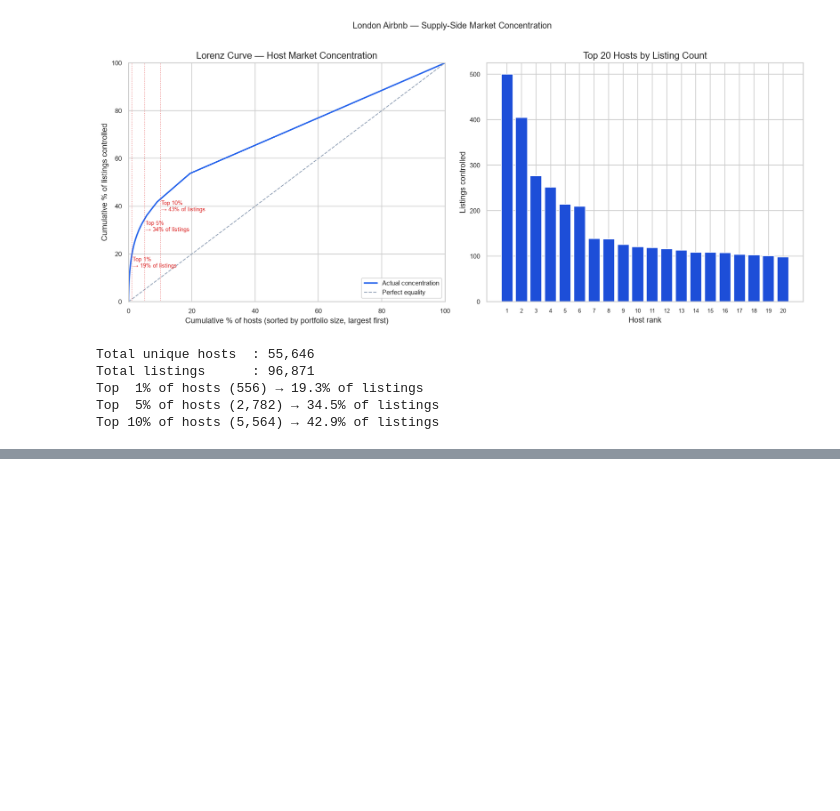
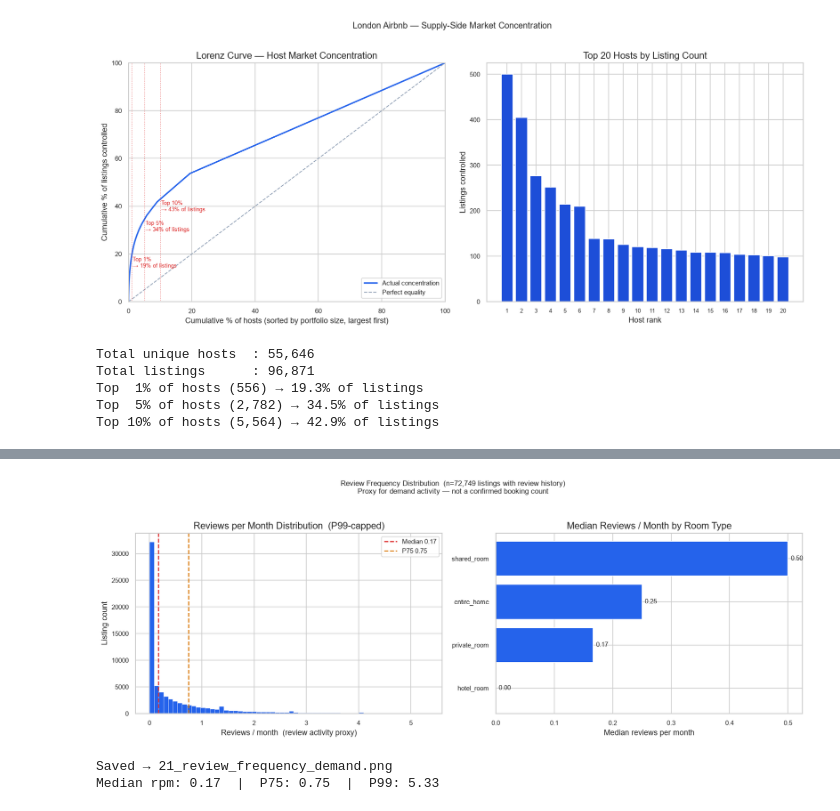
Before and after one commit to bavikaranyogeswaran/Airbnb-Multi-City-Data-Pipeline, a Jupyter notebook: notebooks/03_exploratory_data_analysis.ipynb, the cells around one changed output, grey strips where cells are left out. Saved outputs shown, nothing was run; the diff lists cells and outputs as text; code cells hidden in the pictures; blank space fills up the shorter version.

```diff
--- a/notebooks/03_exploratory_data_analysis.ipynb
+++ b/notebooks/03_exploratory_data_analysis.ipynb
@@ -1434,0 +1495,51 @@ Top 10% of hosts (5,564) → 42.9% of listings
+# %%
+# ── Chart 21 · 10.2  Review frequency as demand proxy ───────────────────────
+# reviews_per_month_calc = total_reviews / active_months_since_first_review.
+# 24,122 nulls = listings with 0 reviews; excluded from this chart only.
+# Framed as "review activity" — NOT as confirmed bookings.
+
+rpm = listings[listings["reviews_per_month_calc"].notna()].copy()
+rpm_p99 = rpm["reviews_per_month_calc"].quantile(0.99)
+
+# Descriptive stats for annotation
+rpm_median = rpm["reviews_per_month_calc"].median()
+rpm_p75    = rpm["reviews_per_month_calc"].quantile(0.75)
+
+fig, axes = plt.subplots(1, 2, figsize=(14, 5))
+
+# Left: overall frequency distribution (P99-capped)
+axes[0].hist(rpm.loc[rpm["reviews_per_month_calc"] <= rpm_p99, "reviews_per_month_calc"],
+             bins=60, color="#2563eb", edgecolor="white", linewidth=0.3)
+axes[0].axvline(rpm_median, color="#dc2626", linestyle="--", linewidth=1.5,
+                label=f"Median {rpm_median:.2f}")
+axes[0].axvline(rpm_p75, color="#d97706", linestyle="--", linewidth=1.5,
+                label=f"P75 {rpm_p75:.2f}")
+axes[0].set_title("Reviews per Month Distribution  (P99-capped)")
+axes[0].set_xlabel("Reviews / month  (review activity proxy)")
+axes[0].set_ylabel("Listing count")
+axes[0].legend(fontsize=9)
+
+# Right: median reviews/month by room type — shows which type draws more activity
+rpm_by_room = (
+    rpm.groupby("room_type")["reviews_per_month_calc"]
+    .median()
+    .sort_values(ascending=True)
+)
+axes[1].barh(rpm_by_room.index, rpm_by_room.values, color="#2563eb")
+axes[1].set_title("Median Reviews / Month by Room Type")
+axes[1].set_xlabel("Median reviews per month")
+for i, v in enumerate(rpm_by_room.values):
+    axes[1].text(v + 0.005, i, f"{v:.2f}", va="center", fontsize=9)
+
+plt.suptitle(f"Review Frequency Distribution  (n={len(rpm):,} listings with review history)\n"
+             "Proxy for demand activity — not a confirmed booking count",
+             fontsize=10, y=1.03)
+plt.tight_layout()
+plt.savefig(FIGS / "21_review_frequency_demand.png", dpi=150, bbox_inches="tight")
+plt.show()
+print(f"Saved → 21_review_frequency_demand.png")
+print(f"Median rpm: {rpm_median:.2f}  |  P75: {rpm_p75:.2f}  |  P99: {rpm_p99:.2f}")
+# %% [output]
+[figure, added]
+Saved → 21_review_frequency_demand.png
+Median rpm: 0.17  |  P75: 0.75  |  P99: 5.33
```
Also changed, not shown: parts of 4 cells of this notebook, 6 other files.
